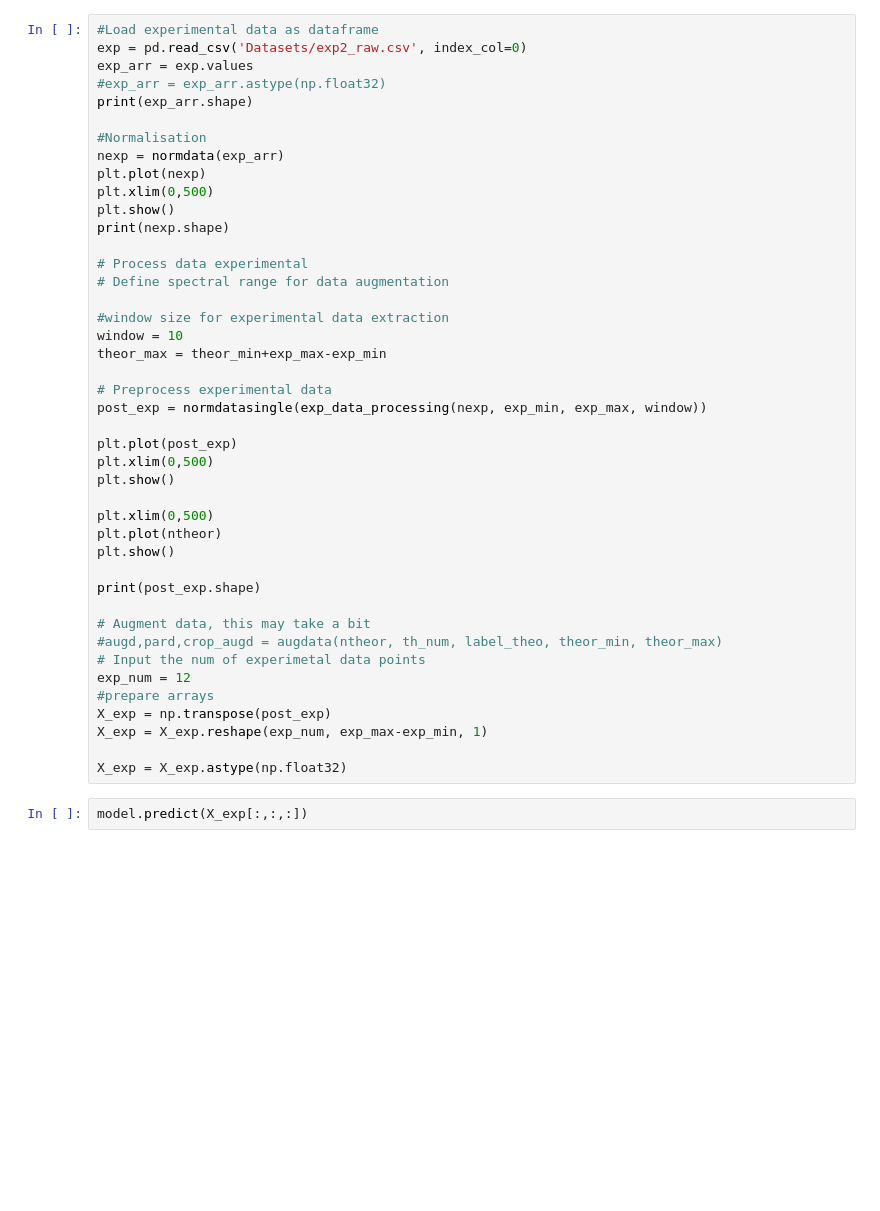
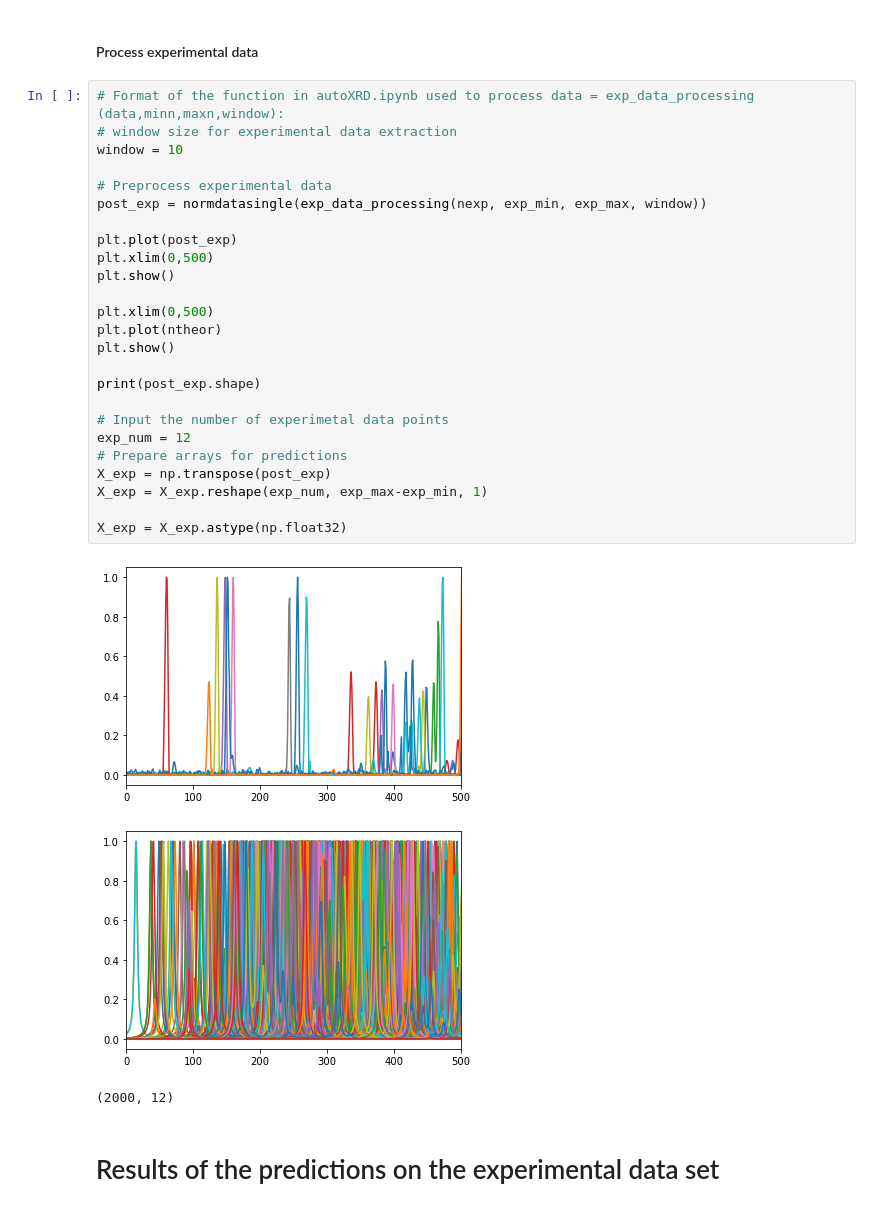
Before and after one commit to WachoRodrigues/AutoDim, a Jupyter notebook: CNN_batchOK_dataaug.ipynb, the cells around one changed output. Drawn from its saved outputs; the diff is of its cells as text; blank space fills up the shorter version.

```diff
--- a/CNN_batchOK_dataaug.ipynb
+++ b/CNN_batchOK_dataaug.ipynb
@@ -259,45 +337,33 @@ for i in range(0, 10):
+# %% [markdown]
+#### Process experimental data
 # %%
-#Load experimental data as dataframe
-exp = pd.read_csv('Datasets/exp2_raw.csv', index_col=0)
-exp_arr = exp.values
-#exp_arr = exp_arr.astype(np.float32)
-print(exp_arr.shape)
-
-#Normalisation
-nexp = normdata(exp_arr)
-plt.plot(nexp)
-plt.xlim(0,500)
-plt.show()
-print(nexp.shape)
-
-# Process data experimental
-# Define spectral range for data augmentation
-
-#window size for experimental data extraction
+# Format of the function in autoXRD.ipynb used to process data = exp_data_processing (data,minn,maxn,window):
+# window size for experimental data extraction
 window = 10
-theor_max = theor_min+exp_max-exp_min
 
 # Preprocess experimental data
 post_exp = normdatasingle(exp_data_processing(nexp, exp_min, exp_max, window))
 
 plt.plot(post_exp)
 plt.xlim(0,500)
 plt.show()
 
 plt.xlim(0,500)
 plt.plot(ntheor)
 plt.show()
 
 print(post_exp.shape)
 
-# Augment data, this may take a bit
-#augd,pard,crop_augd = augdata(ntheor, th_num, label_theo, theor_min, theor_max)
-# Input the num of experimetal data points
+# Input the number of experimetal data points
 exp_num = 12
-#prepare arrays
+# Prepare arrays for predictions
 X_exp = np.transpose(post_exp)
 X_exp = X_exp.reshape(exp_num, exp_max-exp_min, 1)
 
 X_exp = X_exp.astype(np.float32)
+# %% [output]
+[figure, added]
+[figure, added]
+(2000, 12)
-# %%
-model.predict(X_exp[:,:,:])
+# %% [markdown]
+# Results of the predictions on the experimental data set
```
Also changed, not shown: parts of 29 cells of this notebook, 1 other file.
